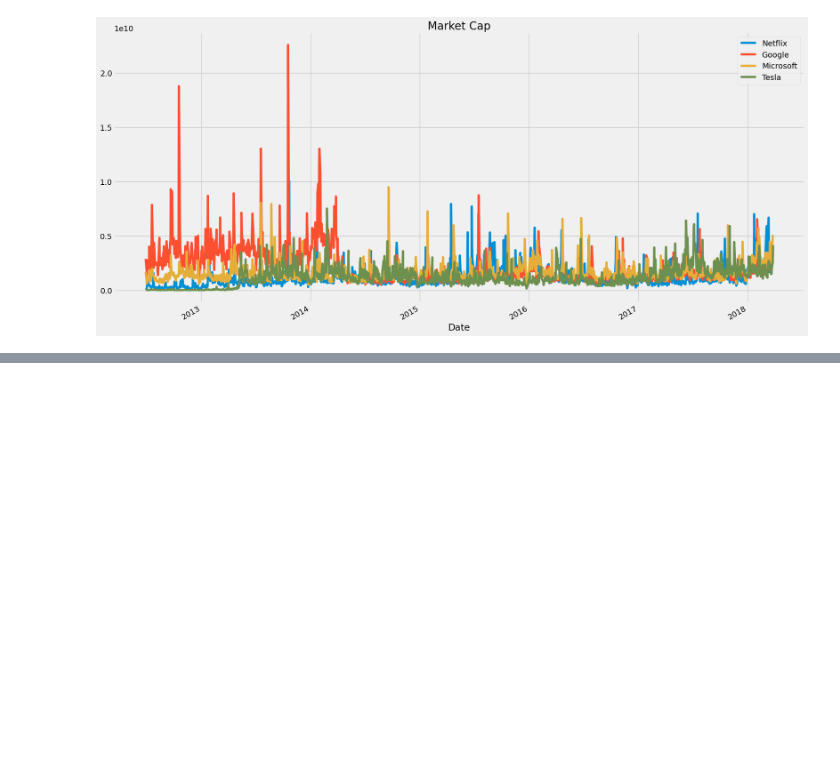
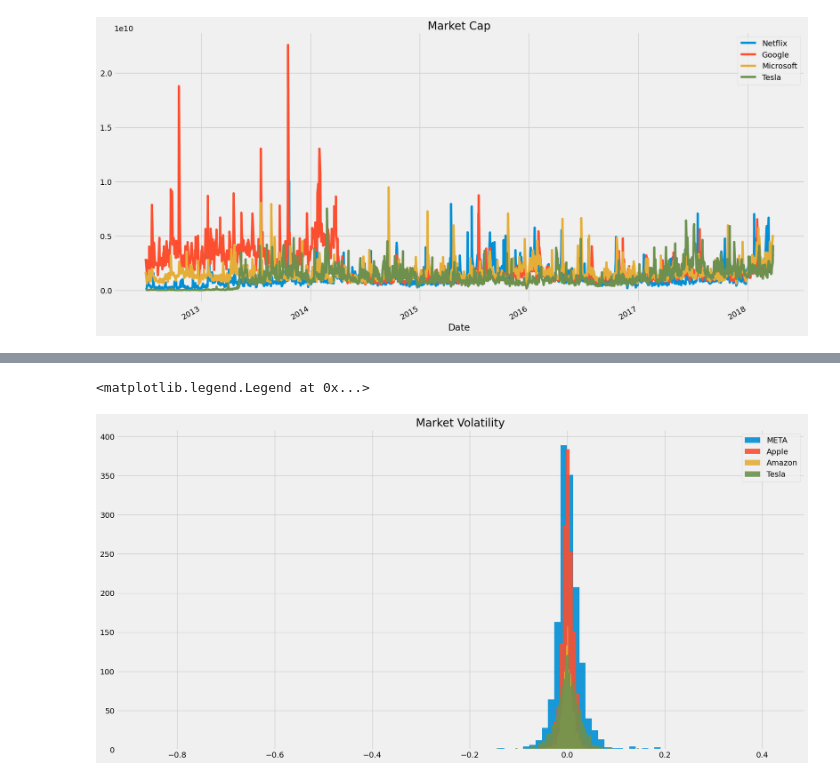
Before and after one commit to somagain/nasdaq_stock_analysis, a Jupyter notebook: stock_nasdaq.ipynb, the cells around one changed output, grey strips where cells are left out. Cells and saved outputs as stored; diff of their text form; code cells hidden in the pictures; blank space fills up the shorter version.

```diff
--- a/stock_nasdaq.ipynb
+++ b/stock_nasdaq.ipynb
@@ -186,0 +187,20 @@ plt.legend()
+# %%
+#Percentage Increase in Stock Value
+#A percentage increase in stock value is the change in stock comparing that to the previous day. The bigger the value either positive or negative the more volatile the stock is.
+
+#Volatility
+netfl['returns'] = (netfl['Close']/netfl['Close'].shift(1)) -1
+googl['returns'] = (googl['Close']/googl['Close'].shift(1))-1
+msft['returns'] = (msft['Close']/msft['Close'].shift(1)) - 1
+tsla['returns'] = (tsla['Close']/tsla['Close'].shift(1)) - 1
+
+netfl['returns'].hist(bins = 100, label = 'META', alpha = 0.9, figsize = (20,10))
+googl['returns'].hist(bins = 100, label = 'Apple', alpha = 0.9)
+msft['returns'].hist(bins = 100, label = 'Amazon', alpha = 0.9)
+tsla['returns'].hist(bins = 100, label = 'Tesla', alpha = 0.9)
+plt.title('Market Volatility')
+
+plt.legend()
+# %% [output]
+<matplotlib.legend.Legend at 0x...>
+[figure, added]
```
Also changed, not shown: parts of 4 cells of this notebook.
